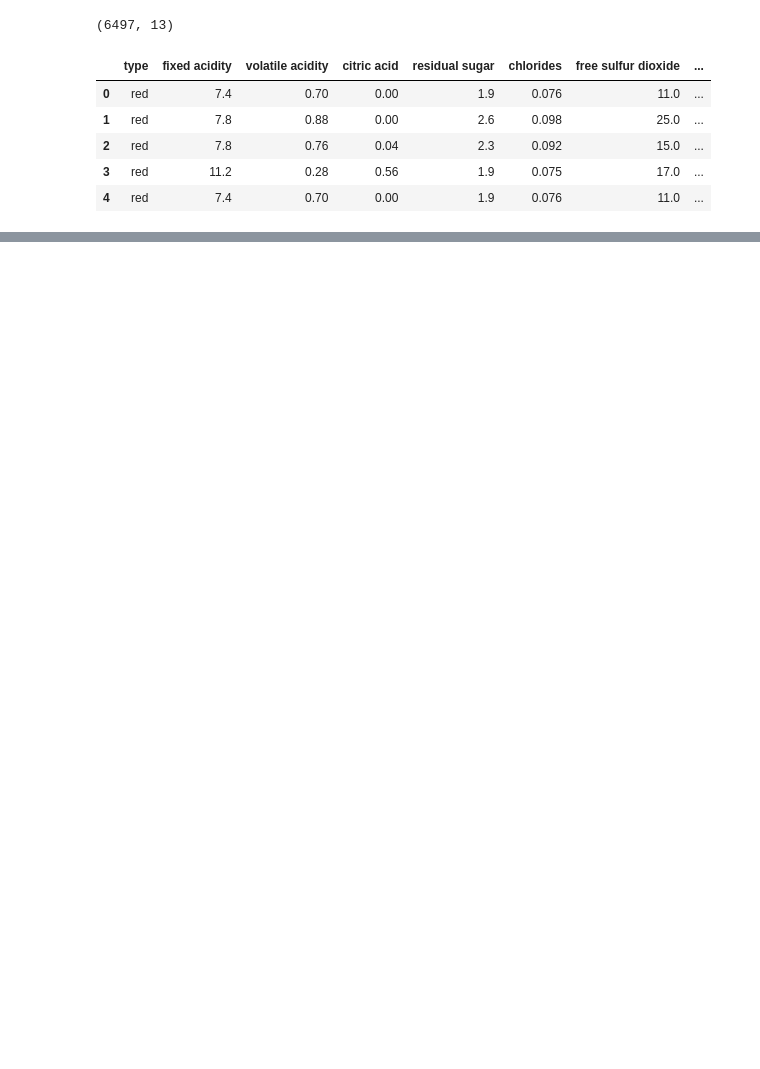
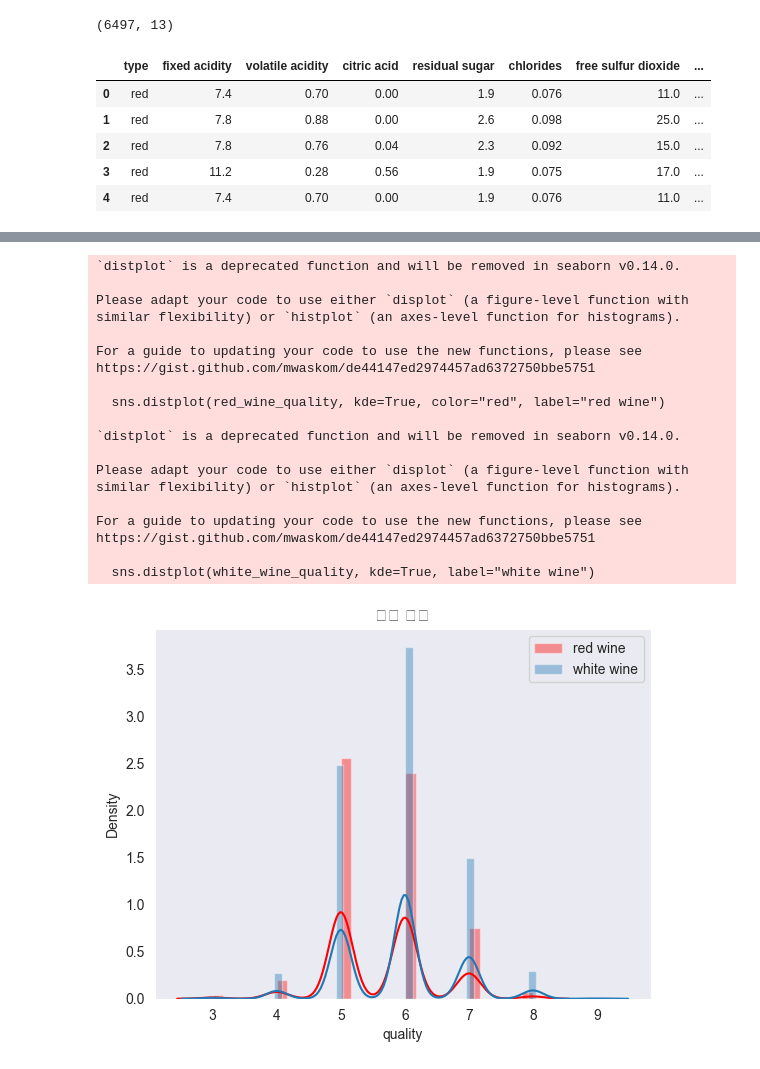
Before and after one commit to designexit/BigDataTest, a Jupyter notebook: 1-통계분석/test.ipynb, the cells around one changed output, grey strips where cells are left out. Saved outputs shown, nothing was run; the diff lists cells and outputs as text; code cells hidden in the pictures; blank space fills up the shorter version.

```diff
--- a/1-통계분석/test.ipynb
+++ b/1-통계분석/test.ipynb
@@ -120,7 +120,7 @@ red_df.head()
 | 3 | red | 11.2 | 0.28 | 0.56 | 1.9 | 0.075 | 17.0 | ... |
 | 4 | red | 7.4 | 0.70 | 0.00 | 1.9 | 0.076 | 11.0 | ... |
 # %%
-#white_df.insert(0, column="type", value="white")
+white_df.insert(0, column="type", value="white")
 white_df.head()
 
 # 각 행 열의 구조
@@ -171,3 +171,5 @@ Data columns (total 13 columns):
 dtypes: float64(11), int64(1), object(1)
 memory usage: 710.6+ KB
 None
+# %%
+wine.columns = wine.columns.str.replace(' ','_')
@@ -173,0 +224,26 @@ None
+# %%
+# 기술통계 : 요약통계, 통계 값들을 가지고 기본적인 분석
+# t-검정, 회귀분석 : 파이썬에서 제공하는 함수 사용
+# t-검정 그룹간의 차이를 확인 -> scipy패키지 이용
+# 회귀분석 -> statsmodels 라이브러리 사용
+
+from scipy import stats
+from statsmodels.formula.api import ols, glm
+
+red_wine_quality = wine.loc[wine["type"] == "red", "quality"]
+
+white_wine_quality = wine.loc[wine["type"] == "white", "quality"]
+
+# t-검정 분석 하기.
+stats.ttest_ind(red_wine_quality,white_wine_quality, equal_var = False)
+
+Rformula = "quality ~ fixed_acidity + volatile_acidity + citric_acid + residual_sugar + chlorides + free_sulfur_dioxide + total_sulfur_dioxide + density + pH + sulphates + alcohol"
+
+
+# 위에서 정의한, 종속 변수(quality), 나머지 변수 독립 변수를 정리
+# 회귀 분석 함수 수행.
+# ols -> OLS(Ordinary Least Squares)
+regression_result = ols(Rformula, data = wine).fit()
+
+# 회귀 분석 요약을 출력.
+regression_result.summary()
@@ -173,0 +357,35 @@ None
+# %%
+# 시각화에 필요한 패키지 임포트 하기.
+import matplotlib.pyplot as plt
+import seaborn as sns
+
+sns.set_style("dark")
+# red wine 속성 설정.
+sns.distplot(red_wine_quality, kde=True, color="red", label="red wine")
+# white wine 속성 설정.
+sns.distplot(white_wine_quality, kde=True, label="white wine")
+
+plt.title("와인 타입")
+plt.legend()
+plt.show()
+# %% [output]
+`distplot` is a deprecated function and will be removed in seaborn v0.14.0.
+
+Please adapt your code to use either `displot` (a figure-level function with
+similar flexibility) or `histplot` (an axes-level function for histograms).
+
+For a guide to updating your code to use the new functions, please see
+https://gist.github.com/mwaskom/de44147ed2974457ad6372750bbe5751
+
+  sns.distplot(red_wine_quality, kde=True, color="red", label="red wine")
+
+`distplot` is a deprecated function and will be removed in seaborn v0.14.0.
+
+Please adapt your code to use either `displot` (a figure-level function with
+similar flexibility) or `histplot` (an axes-level function for histograms).
+
+For a guide to updating your code to use the new functions, please see
+https://gist.github.com/mwaskom/de44147ed2974457ad6372750bbe5751
+
+  sns.distplot(white_wine_quality, kde=True, label="white wine")
+[figure, added]
```
Also changed, not shown: parts of 14 cells of this notebook, 1 other file.
